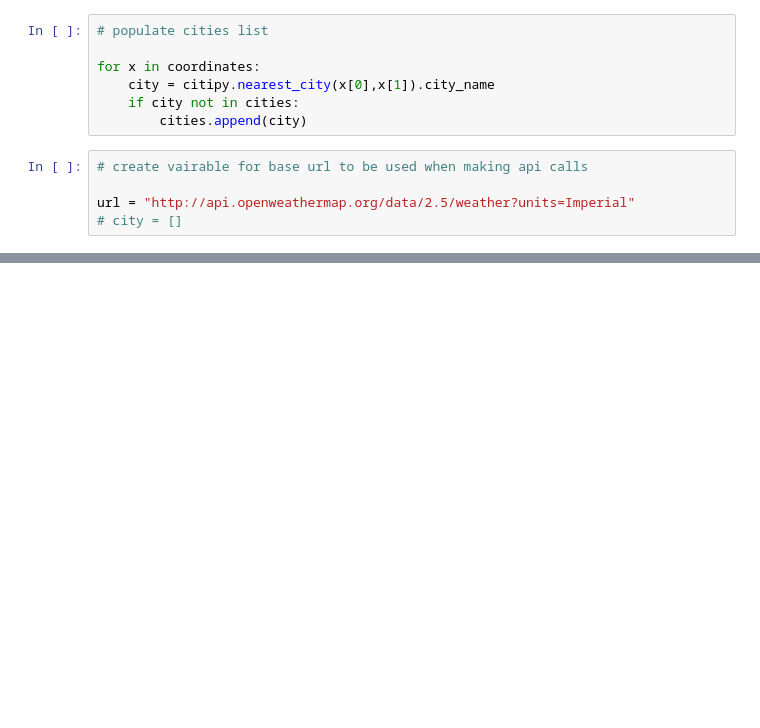
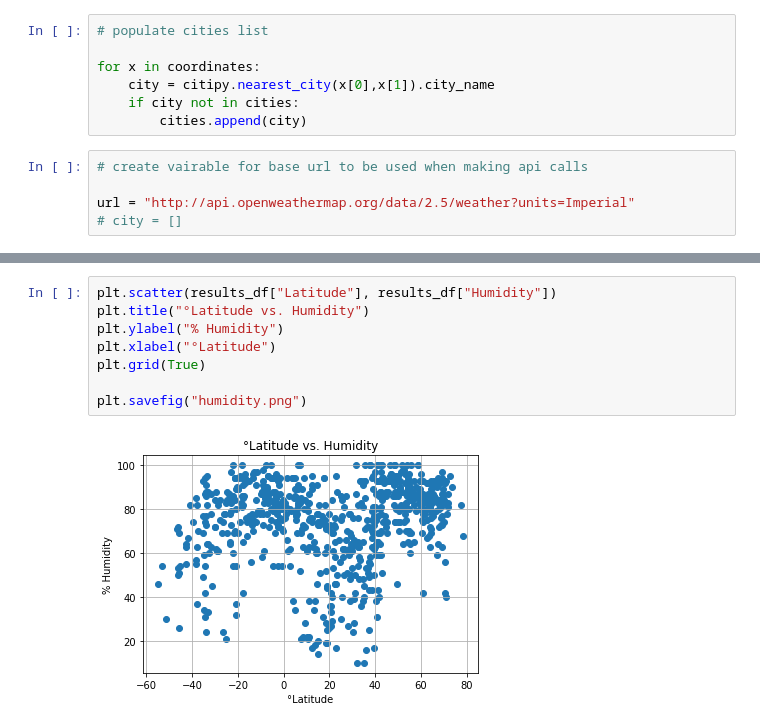
Before and after one commit to Yanwho/python-api-challenge, a Jupyter notebook: WeatherPy/WeatherPy.ipynb, the cells around one changed output, grey strips where cells are left out. Drawn from its saved outputs; the diff is of its cells as text; blank space fills up the shorter version.

```diff
--- a/WeatherPy/WeatherPy.ipynb
+++ b/WeatherPy/WeatherPy.ipynb
@@ -125,0 +142,10 @@ results_df.to_csv("results.csv")
+# %%
+plt.scatter(results_df["Latitude"], results_df["Humidity"])
+plt.title("°Latitude vs. Humidity")
+plt.ylabel("% Humidity")
+plt.xlabel("°Latitude")
+plt.grid(True)
+
+plt.savefig("humidity.png")
+# %% [output]
+[figure, added]
```
Also changed, not shown: parts of 10 cells of this notebook.
